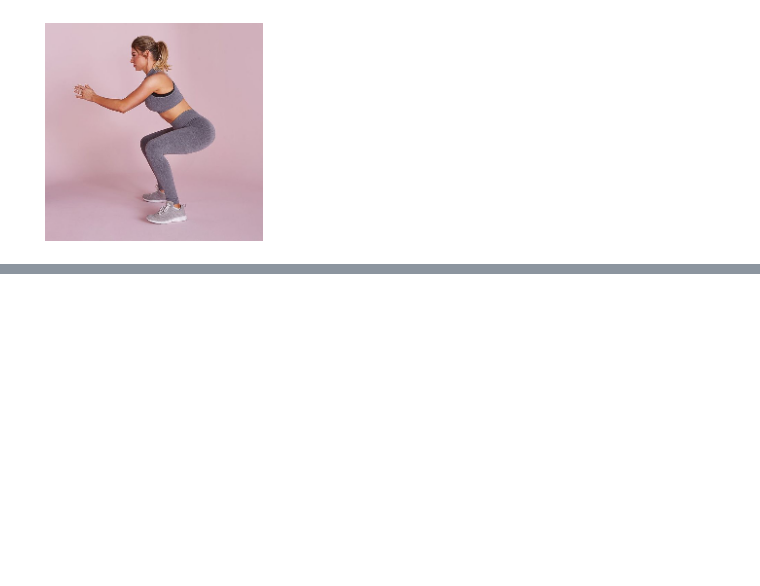
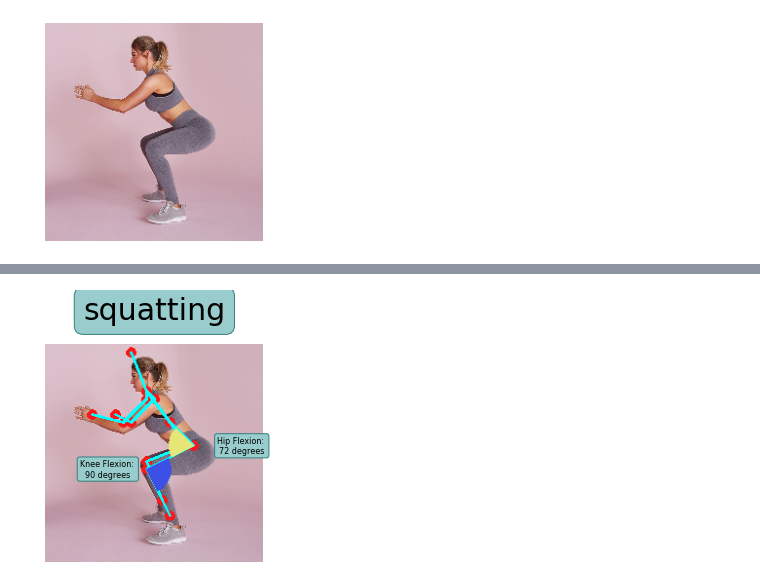
Before and after one commit to moonbeam5115/JointAngleMeasurement, a Jupyter notebook: notebooks/03_Pose_and_Joint_Detection.ipynb, the cells around one changed output, grey strips where cells are left out. Cells and saved outputs as stored; diff of their text form; code cells hidden in the pictures; blank space fills up the shorter version.

```diff
--- a/notebooks/03_Pose_and_Joint_Detection.ipynb
+++ b/notebooks/03_Pose_and_Joint_Detection.ipynb
@@ -247,0 +87,4 @@ hip_flexion
+# %%
+measure_joint_angles(string, net, Pose_Analyzer_Model)
+# %% [output]
+[figure, added]
```
Also changed, not shown: parts of 23 cells of this notebook, 3 other files.
